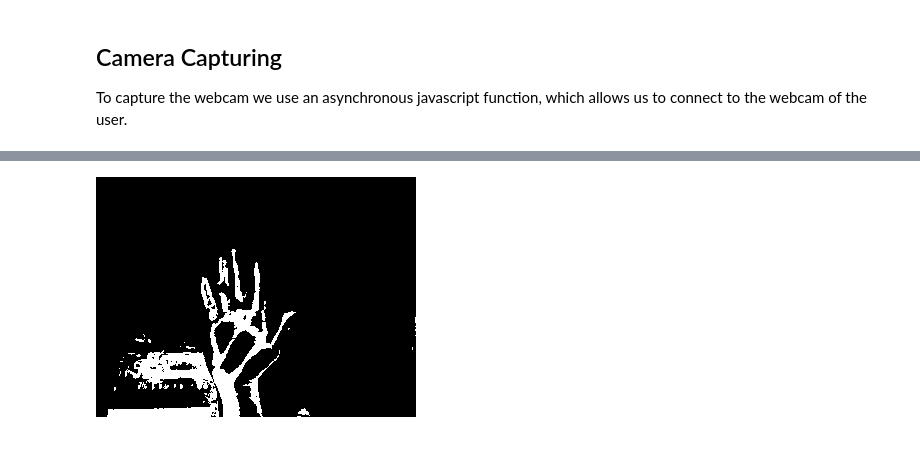
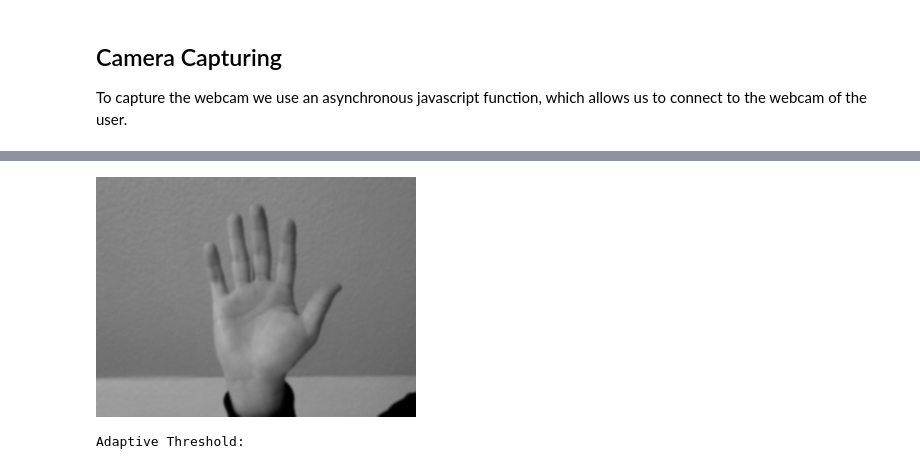
Before and after one commit to uol-mediaprocessing-201920/group-projects-hand-gesture, a Jupyter notebook: main_Hand_Gestures.ipynb, the cells around one changed output, grey strips where cells are left out. Saved outputs shown, nothing was run; the diff lists cells and outputs as text; code cells hidden in the pictures.

```diff
--- a/main_Hand_Gestures.ipynb
+++ b/main_Hand_Gestures.ipynb
@@ -113,24 +113,38 @@ import numpy as np
 from google.colab.patches import cv2_imshow
 
 #choosing image
-img_name = "JoshiHand2.jpg"
+img_name = "JoshiHand1.jpg"
+
+alpha = 1
+beta = 0
+histSize = 250
 
 #Open the image
 image = cv2.imread(img_name)
 image = cv2.resize(image, ((len(image[0])//2), (len(image)//2)))
 
+new_img = np.zeros(image.shape, image.dtype)
+
+for y in range(image.shape[0]):
+  for x in range(image.shape[1]):
+    for c in range(image.shape[2]):
+      new_img[y, x, c] = np.clip(alpha * image[y, x, c] + beta, 0, 255)
 
 #range of skin color (found on the Internet)
 min_skinColor = np.array([0, 58, 30], dtype = np.uint8)
 max_skinColor = np.array([33, 255, 255], dtype = np.uint8)
 
 #convert BGR image into HSV image
-hsvImage = cv2.cvtColor(image, cv2.COLOR_BGR2HSV)
+hsvImage = cv2.cvtColor(new_img, cv2.COLOR_BGR2HSV)
 
 #gets only the skin colored parts
 detectedHand = cv2.inRange(hsvImage, min_skinColor, max_skinColor)
 
-cv2_imshow(image)
+kernel = np.ones((3,3), np.uint8)
+detectedHand = cv2.dilate(detectedHand, kernel, iterations=1)
+#detectedHand = cv2.GaussianBlur(detectedHand, (5, 5), 0)
+
+cv2_imshow(new_img)
 cv2_imshow(hsvImage)
 cv2_imshow(detectedHand)
 # %% [output]
@@ -173,6 +206,7 @@ from google.colab.output import eval_js
 from base64 import b64decode
 import cv2
 import numpy as np
+import imutils
 from google.colab.patches import cv2_imshow
 
 """ Creates a canvas element and a button to capture a photo.
@@ -219,15 +253,31 @@ def take_photo(filename='photo.jpg', quality=0.8):
   binary = b64decode(data.split(',')[1])
   with open(filename, 'wb') as f:
     f.write(binary)
-  return filename
+  return cv2.imread(filename)
 
-def convert_photo(img):
-  #Open the image
-  image = cv2.imread(img)
+def filter_by_threshold(image):
   image = cv2.resize(image, ((len(image[0])//2), (len(image)//2)))
+  # Grayscale
+  image = cv2.cvtColor(image, cv2.COLOR_BGR2GRAY)
+  image = cv2.GaussianBlur(image, (5, 5), 0)
+  # Display result
+  print('Greyscale:')
+  cv2_imshow(image)
+  #Adaptive Threshold
+  image = cv2.adaptiveThreshold(image,255,cv2.ADAPTIVE_THRESH_GAUSSIAN_C,\
+            cv2.THRESH_BINARY,11,2)
+  # Display result
+  print('Adaptive Threshold:')
+  cv2_imshow(image)
+  # Erode and dilate
+  image = cv2.dilate(image, None, iterations=1)
+  image = cv2.erode(image, None, iterations=1)
+  return image
 
-  #range of skin color (found on the Internet)
-  min_skinColor = np.array([0, 58, 30], dtype = np.uint8)
+def detect_skin_color(image):
+  image = cv2.resize(image, ((len(image[0])//2), (len(image)//2)))
+  #range of skin color
+  min_skinColor = np.array([0, 48, 80], dtype = np.uint8)
   max_skinColor = np.array([33, 255, 255], dtype = np.uint8)
 
   #convert BGR image into HSV image
@@ -235,13 +285,33 @@ def convert_photo(img):
 
   #gets only the skin colored parts
   converted_photo = cv2.inRange(hsvImage, min_skinColor, max_skinColor)
-  cv2_imshow(image)
-  cv2_imshow(converted_photo)
+
+  # apply a series of erosions and dilations to the mask
+  # using an elliptical kernel
+  kernel = cv2.getStructuringElement(cv2.MORPH_ELLIPSE, (11, 11))
+  skinMask = cv2.erode(converted_photo, kernel, iterations = 2)
+  skinMask = cv2.dilate(skinMask, kernel, iterations = 2)
+
+  # blur the mask to help remove noise, then apply the
+  # mask to the frame
+  skinMask = cv2.GaussianBlur(skinMask, (3, 3), 0)
+  skin = cv2.bitwise_and(image, image, mask = skinMask)
+  return converted_photo
+
 
 
 try:
-  filename = take_photo()
-  convert_photo(filename)
+  print('PHOTO:')
+  picture = take_photo()
+  cv2_imshow(picture)
+  print('Filtered Photo:')
+  filtered_photo = filter_by_threshold(picture)
+  cv2_imshow(filtered_photo)
+  print('Detected Skin:')
+  skin_photo = detect_skin_color(picture)
+  cv2_imshow(skin_photo)
+  # parsed_picture = parse_photo(picture)
+  # contour_picture = show_contours(cv2.imread(picture))
 except Exception as err:
   # Errors will be thrown if the user does not have a webcam or if they do not
   # grant the page permission to access it.
@@ -252 +325,2 @@ except Exception as err:
-[figure, old version]
+[figure, new version]
+Adaptive Threshold:
```
Also changed, not shown: parts of 4 cells of this notebook.
